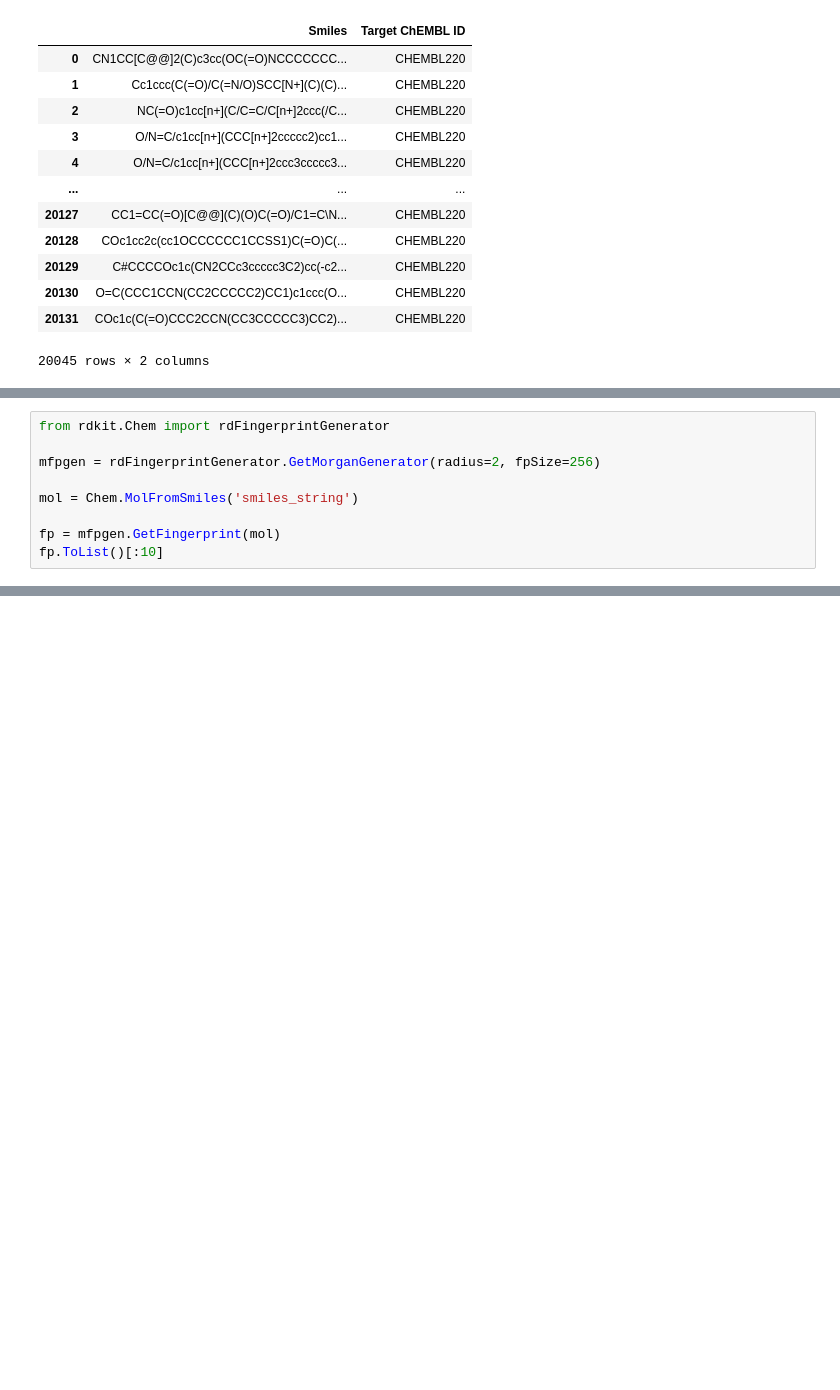
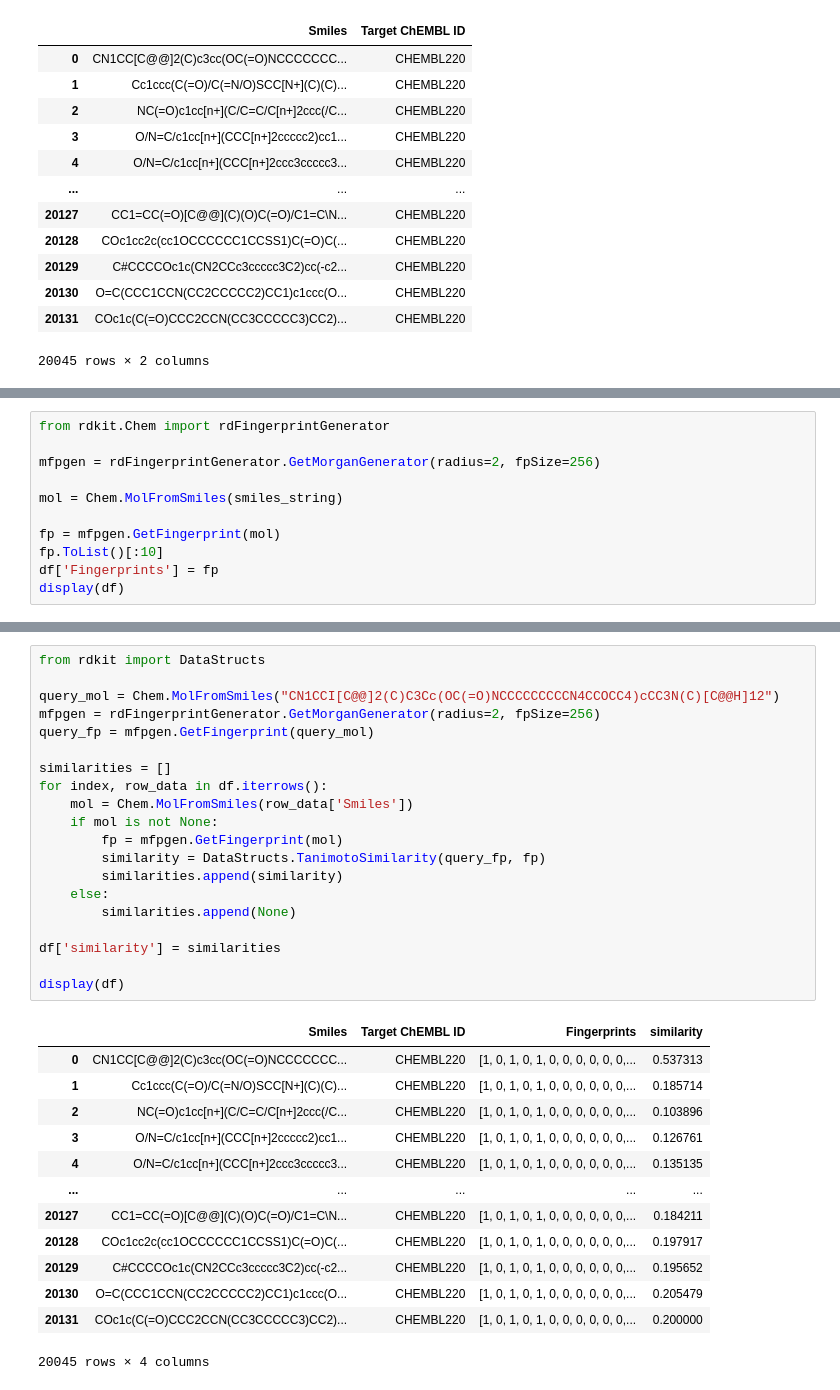
Before and after one commit to briskicedteaa/rdkit-cheminformatics-notebooks-, a Jupyter notebook: Molecular_Similarity_Search.ipynb, the cells around one changed output, grey strips where cells are left out. Cells and saved outputs as stored; diff of their text form; blank space fills up the shorter version.

```diff
--- a/Molecular_Similarity_Search.ipynb
+++ b/Molecular_Similarity_Search.ipynb
@@ -62,8 +62,10 @@ from rdkit.Chem import rdFingerprintGenerator
 
 mfpgen = rdFingerprintGenerator.GetMorganGenerator(radius=2, fpSize=256)
 
-mol = Chem.MolFromSmiles('smiles_string')
+mol = Chem.MolFromSmiles(smiles_string)
 
 fp = mfpgen.GetFingerprint(mol)
 fp.ToList()[:10]
+df['Fingerprints'] = fp
+display(df)
 # %% [output]
@@ -78,0 +85,34 @@ did not match C++ signature:
+# %%
+from rdkit import DataStructs
+
+query_mol = Chem.MolFromSmiles("CN1CCI[C@@]2(C)C3Cc(OC(=O)NCCCCCCCCCN4CCOCC4)cCC3N(C)[C@@H]12")
+mfpgen = rdFingerprintGenerator.GetMorganGenerator(radius=2, fpSize=256)
+query_fp = mfpgen.GetFingerprint(query_mol)
+
+similarities = []
+for index, row_data in df.iterrows():
+    mol = Chem.MolFromSmiles(row_data['Smiles'])
+    if mol is not None:
+        fp = mfpgen.GetFingerprint(mol)
+        similarity = DataStructs.TanimotoSimilarity(query_fp, fp)
+        similarities.append(similarity)
+    else:
+        similarities.append(None)
+
+df['similarity'] = similarities
+
+display(df)
+# %% [output]
+|  | Smiles | Target ChEMBL ID | Fingerprints | similarity |
+| 0 | CN1CC[C@@]2(C)c3cc(OC(=O)NCCCCCCC... | CHEMBL220 | [1, 0, 1, 0, 1, 0, 0, 0, 0, 0, 0,... | 0.537313 |
+| 1 | Cc1ccc(C(=O)/C(=N/O)SCC[N+](C)(C)... | CHEMBL220 | [1, 0, 1, 0, 1, 0, 0, 0, 0, 0, 0,... | 0.185714 |
+| 2 | NC(=O)c1cc[n+](C/C=C/C[n+]2ccc(/C... | CHEMBL220 | [1, 0, 1, 0, 1, 0, 0, 0, 0, 0, 0,... | 0.103896 |
+| 3 | O/N=C/c1cc[n+](CCC[n+]2ccccc2)cc1... | CHEMBL220 | [1, 0, 1, 0, 1, 0, 0, 0, 0, 0, 0,... | 0.126761 |
+| 4 | O/N=C/c1cc[n+](CCC[n+]2ccc3ccccc3... | CHEMBL220 | [1, 0, 1, 0, 1, 0, 0, 0, 0, 0, 0,... | 0.135135 |
+| ... | ... | ... | ... | ... |
+| 20127 | CC1=CC(=O)[C@@](C)(O)C(=O)/C1=C\N... | CHEMBL220 | [1, 0, 1, 0, 1, 0, 0, 0, 0, 0, 0,... | 0.184211 |
+| 20128 | COc1cc2c(cc1OCCCCCC1CCSS1)C(=O)C(... | CHEMBL220 | [1, 0, 1, 0, 1, 0, 0, 0, 0, 0, 0,... | 0.197917 |
+| 20129 | C#CCCCOc1c(CN2CCc3ccccc3C2)cc(-c2... | CHEMBL220 | [1, 0, 1, 0, 1, 0, 0, 0, 0, 0, 0,... | 0.195652 |
+| 20130 | O=C(CCC1CCN(CC2CCCCC2)CC1)c1ccc(O... | CHEMBL220 | [1, 0, 1, 0, 1, 0, 0, 0, 0, 0, 0,... | 0.205479 |
+| 20131 | COc1c(C(=O)CCC2CCN(CC3CCCCC3)CC2)... | CHEMBL220 | [1, 0, 1, 0, 1, 0, 0, 0, 0, 0, 0,... | 0.200000 |
+20045 rows × 4 columns
```
Also changed, not shown: parts of 2 cells of this notebook.
